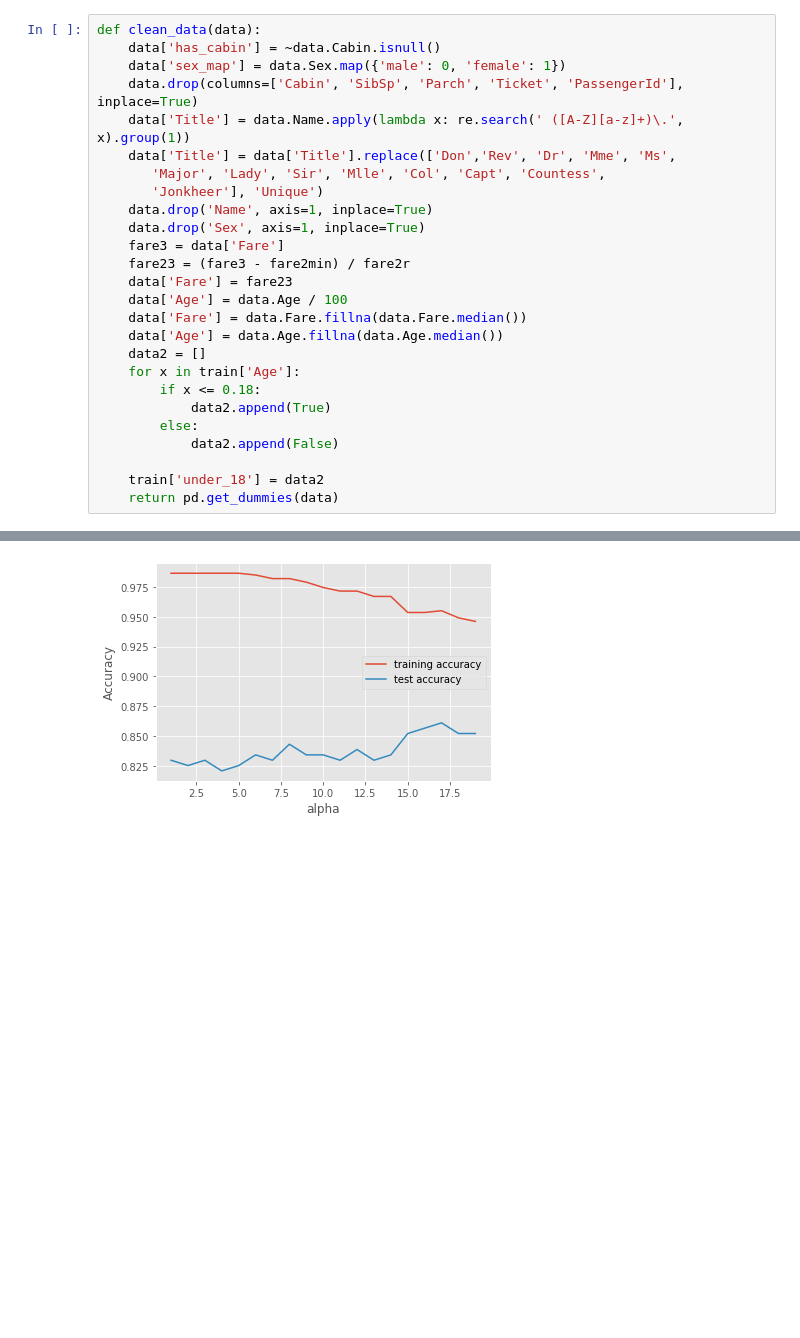
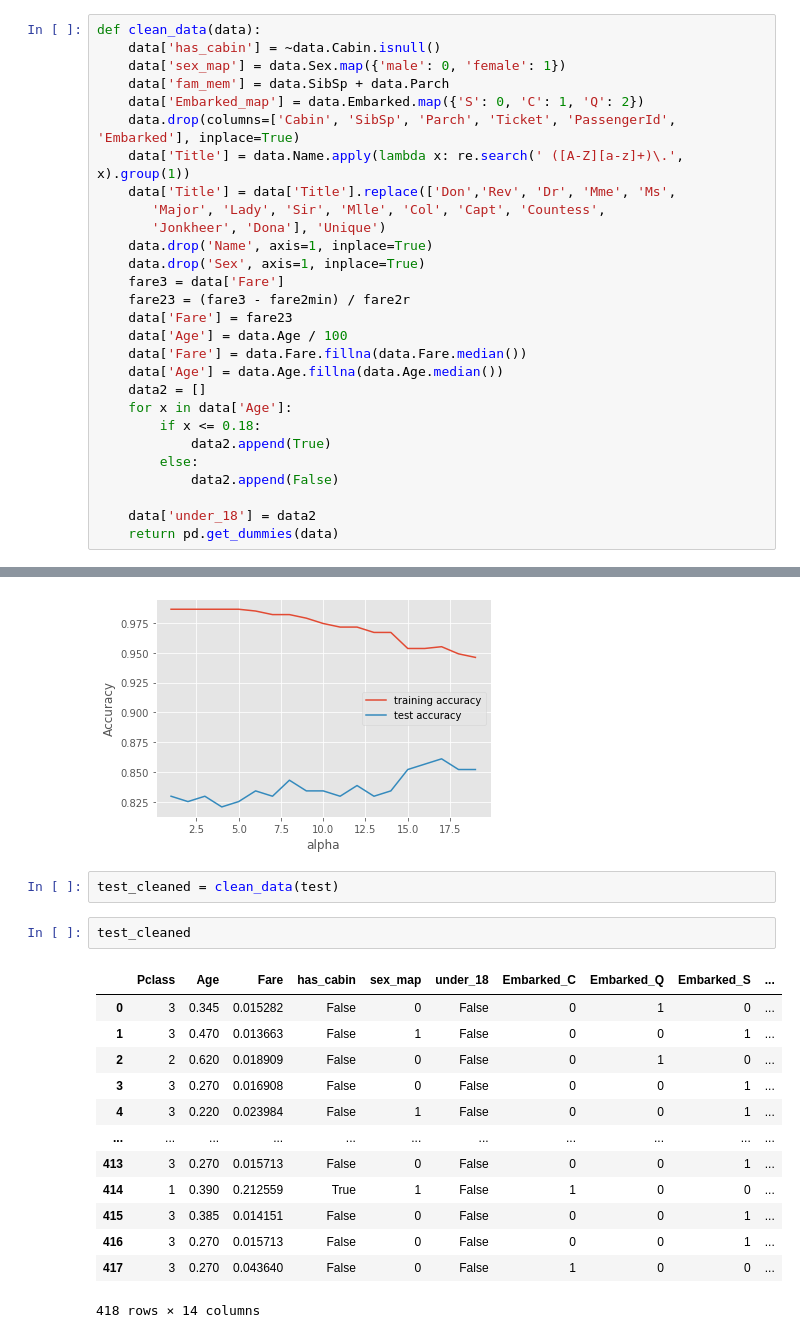
Before and after one commit to cudemans/titanic-kaggle, a Jupyter notebook: kaggle-titanic.ipynb, the cells around one changed output, grey strips where cells are left out. Cells and saved outputs as stored; diff of their text form; blank space fills up the shorter version.

Commit message:
updated def clean_data

```diff
--- a/kaggle-titanic.ipynb
+++ b/kaggle-titanic.ipynb
@@ -182,11 +179,13 @@ final_train.head()
 def clean_data(data):
     data['has_cabin'] = ~data.Cabin.isnull()
     data['sex_map'] = data.Sex.map({'male': 0, 'female': 1})
-    data.drop(columns=['Cabin', 'SibSp', 'Parch', 'Ticket', 'PassengerId'], inplace=True)
+    data['fam_mem'] = data.SibSp + data.Parch
+    data['Embarked_map'] = data.Embarked.map({'S': 0, 'C': 1, 'Q': 2})
+    data.drop(columns=['Cabin', 'SibSp', 'Parch', 'Ticket', 'PassengerId', 'Embarked'], inplace=True)
     data['Title'] = data.Name.apply(lambda x: re.search(' ([A-Z][a-z]+)\.', x).group(1))
     data['Title'] = data['Title'].replace(['Don','Rev', 'Dr', 'Mme', 'Ms',
        'Major', 'Lady', 'Sir', 'Mlle', 'Col', 'Capt', 'Countess',
-       'Jonkheer'], 'Unique')
+       'Jonkheer', 'Dona'], 'Unique')
     data.drop('Name', axis=1, inplace=True)
     data.drop('Sex', axis=1, inplace=True)
     fare3 = data['Fare']
@@ -196,13 +195,13 @@ def clean_data(data):
     data['Fare'] = data.Fare.fillna(data.Fare.median())
     data['Age'] = data.Age.fillna(data.Age.median())
     data2 = []
-    for x in train['Age']:
+    for x in data['Age']:
         if x <= 0.18:
             data2.append(True)
         else:
             data2.append(False)
 
-    train['under_18'] = data2
+    data['under_18'] = data2
     return pd.get_dummies(data)
 # %%
 from sklearn.model_selection import train_test_split
@@ -352,3 +337,21 @@ plt.legend()
 # %% [output]
 <matplotlib.legend.Legend at 0x...>
 [figure]
+# %%
+test_cleaned = clean_data(test)
+# %%
+test_cleaned
+# %% [output]
+|  | Pclass | Age | Fare | has_cabin | sex_map | under_18 | Embarked_C | Embarked_Q | Embarked_S | ... |
+| 0 | 3 | 0.345 | 0.015282 | False | 0 | False | 0 | 1 | 0 | ... |
+| 1 | 3 | 0.470 | 0.013663 | False | 1 | False | 0 | 0 | 1 | ... |
+| 2 | 2 | 0.620 | 0.018909 | False | 0 | False | 0 | 1 | 0 | ... |
+| 3 | 3 | 0.270 | 0.016908 | False | 0 | False | 0 | 0 | 1 | ... |
+| 4 | 3 | 0.220 | 0.023984 | False | 1 | False | 0 | 0 | 1 | ... |
+| ... | ... | ... | ... | ... | ... | ... | ... | ... | ... | ... |
+| 413 | 3 | 0.270 | 0.015713 | False | 0 | False | 0 | 0 | 1 | ... |
+| 414 | 1 | 0.390 | 0.212559 | True | 1 | False | 1 | 0 | 0 | ... |
+| 415 | 3 | 0.385 | 0.014151 | False | 0 | False | 0 | 0 | 1 | ... |
+| 416 | 3 | 0.270 | 0.015713 | False | 0 | False | 0 | 0 | 1 | ... |
+| 417 | 3 | 0.270 | 0.043640 | False | 0 | False | 1 | 0 | 0 | ... |
+418 rows × 14 columns
```
Also changed, not shown: parts of 18 cells of this notebook.
